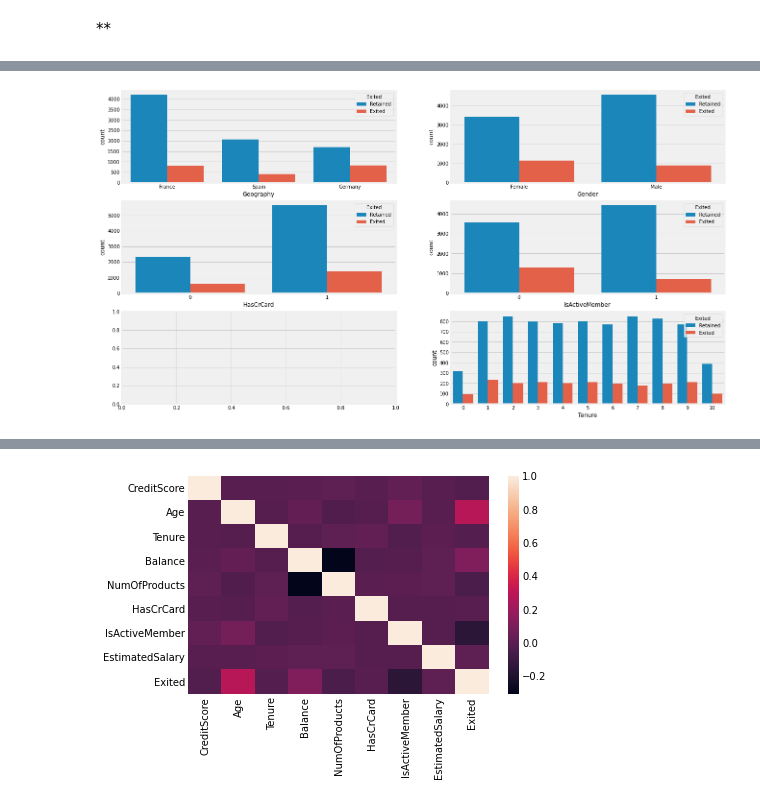
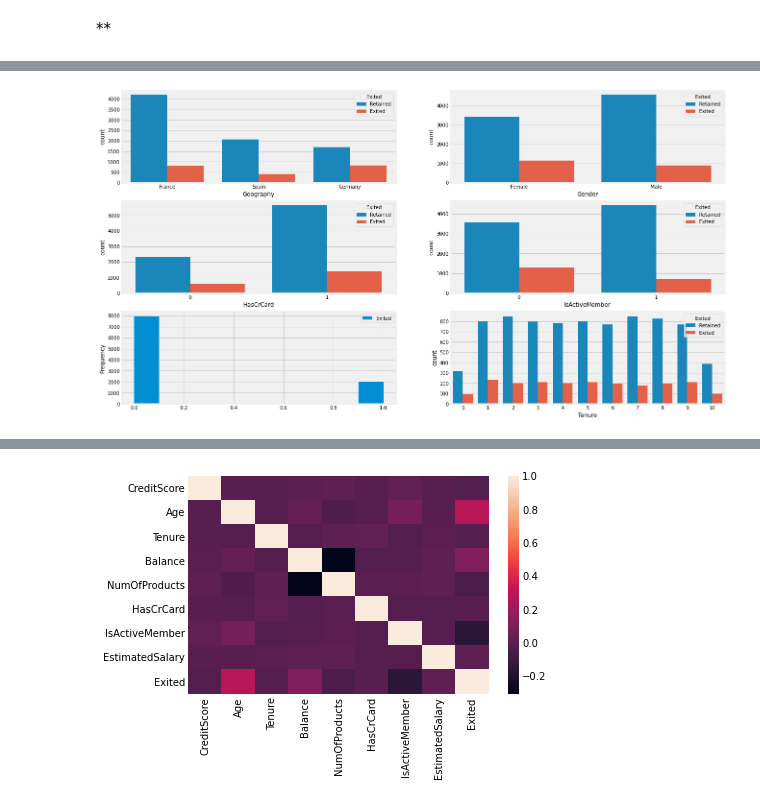
Before and after one commit to raaayden/GA_Project_Code_Challenge_3, a Jupyter notebook: project_final.ipynb, the cells around one changed output, grey strips where cells are left out. Cells and saved outputs as stored; diff of their text form; code cells hidden in the pictures.

Commit message:
AFMA - Update 3
Added plot

```diff
--- a/project_final.ipynb
+++ b/project_final.ipynb
@@ -129,26 +113,32 @@ banking
 # %%
-# banking.plot(kind='bar', x='EstimatedSalary', y='Exited', bins=10);
 
 fig, axarr = plt.subplots(3, 2, figsize=(20, 12));
 
+# Geography
 geography_plot = sns.countplot(x='Geography', hue = 'Exited',data = banking, ax=axarr[0][0])
 geography_plot.legend(title='Exited', loc='upper right', labels=['Retained', 'Exited']);
 
+# Gender
 gender_plot = sns.countplot(x='Gender', hue = 'Exited',data = banking, ax=axarr[0][1])
 gender_plot.legend(title='Exited', loc='upper right', labels=['Retained', 'Exited']);
 
+# Has Credit Card
 cc_plot = sns.countplot(x='HasCrCard', hue = 'Exited',data = banking, ax=axarr[1][0])
 cc_plot.legend(title='Exited', loc='upper right', labels=['Retained', 'Exited']);
 
+# Active Customer
 active_plot = sns.countplot(x='IsActiveMember', hue = 'Exited',data = banking, ax=axarr[1][1])
 active_plot.legend(title='Exited', loc='upper right', labels=['Retained', 'Exited']);
 
-# salary_plot = sns.countplot(x='EstimatedSalary', hue = 'Exited',data = banking, ax=axarr[2][0])
+# Estimated Salary
+# salary_plot = sns.histplot(x='EstimatedSalary',hue = 'Exited', data = banking, ax=axarr[2][0])
 # salary_plot.legend(title='Exited', loc='upper right', labels=['Retained', 'Exited']);
+banking.plot(kind='hist', x='EstimatedSalary', y='Exited', ax=axarr[2][0]);
 
+# Tenure
 tenure_plot = sns.countplot(x='Tenure', hue = 'Exited',data = banking, ax=axarr[2][1])
 tenure_plot.legend(title='Exited', loc='upper right', labels=['Retained', 'Exited']);
 
 plt.show()
 # %% [output]
-[figure, old version]
+[figure, new version]
```
Also changed, not shown: parts of 8 cells of this notebook.
